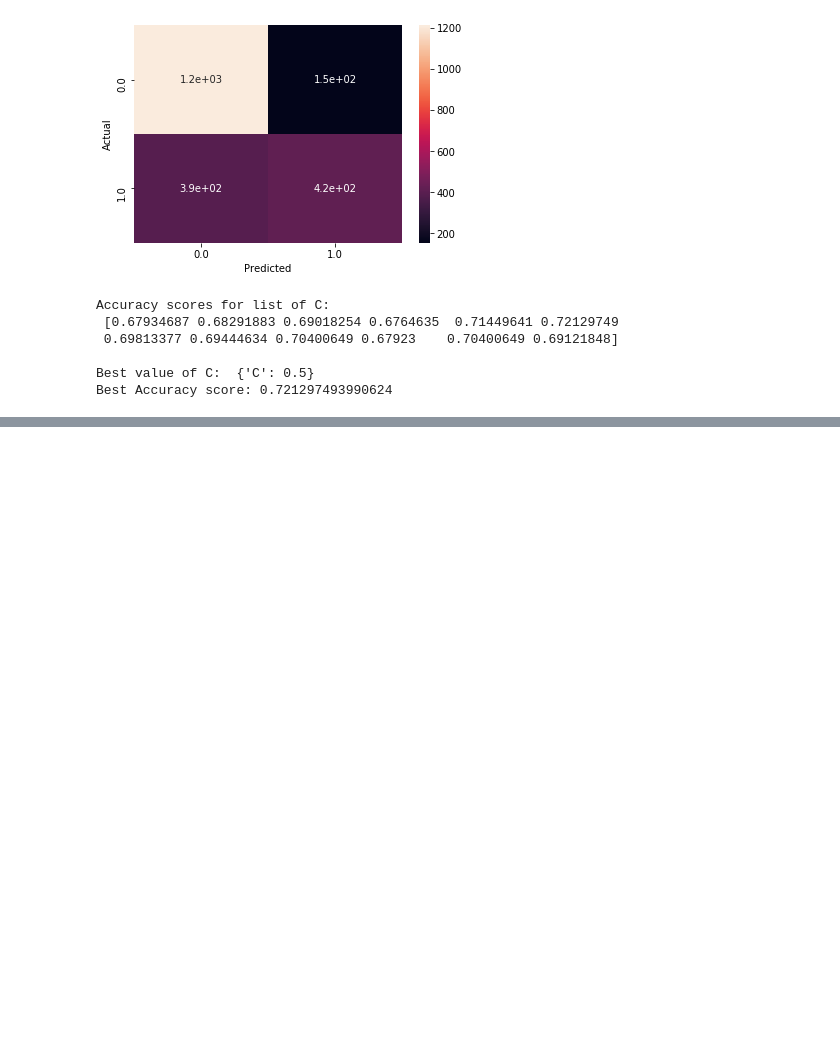
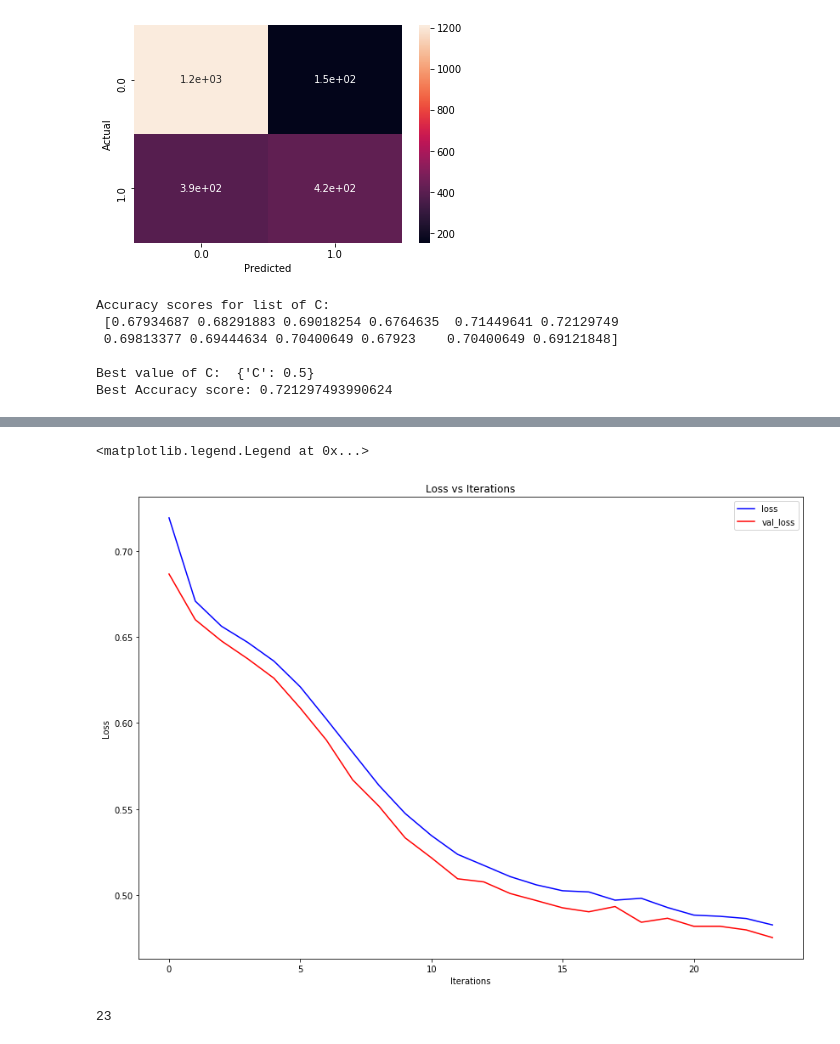
Before and after one commit to JonathanClifford/597ML-MachineLearningWeatherPrediction, a Jupyter notebook: mainAnalysisOfWeatherData.ipynb, the cells around one changed output, grey strips where cells are left out. Saved outputs shown, nothing was run; the diff lists cells and outputs as text; code cells hidden in the pictures; blank space fills up the shorter version.

```diff
--- a/mainAnalysisOfWeatherData.ipynb
+++ b/mainAnalysisOfWeatherData.ipynb
@@ -557,0 +608,7 @@ Best Accuracy score: 0.721297493990624
+# %%
+y = data['Precipitation']
+X = data.drop('Precipitation', axis = 1)
+# %%
+scaler = RobustScaler()
+X = pd.DataFrame(scaler.fit_transform(X), columns = X.columns)
+X
@@ -557,0 +629,9 @@ Best Accuracy score: 0.721297493990624
+# %%
+X_train, X_test, y_train, y_test = train_test_split(X, y, train_size = 0.8)
+inputs = tf.keras.Input(shape = (20,))
+x = tf.keras.layers.Dense(16, activation = 'relu')(inputs)
+x = tf.keras.layers.Dense(16, activation = 'relu')(x)
+outputs = tf.keras.layers.Dense(2, activation = 'softmax')(x)
+
+model = tf.keras.Model(inputs=inputs, outputs=outputs)
+model.summary()
@@ -557,0 +655,18 @@ Best Accuracy score: 0.721297493990624
+# %%
+model.compile(
+    optimizer= 'adam',
+    loss= 'sparse_categorical_crossentropy',
+    metrics= ['accuracy']
+)
+
+EPOCHS = 24
+BATCH_SIZE = 256
+
+history = model.fit(
+    X_train,
+    y_train,
+    validation_split = 0.2,
+    epochs = EPOCHS,
+    batch_size = BATCH_SIZE,
+    verbose=1
+)
@@ -557,0 +691,16 @@ Best Accuracy score: 0.721297493990624
+# %%
+plt.figure(figsize=(14,10))
+
+plt.plot(range(EPOCHS), history.history['loss'], color = 'b', label = 'loss')
+plt.plot(range(EPOCHS), history.history['val_loss'], color = 'r', label = 'val_loss')
+plt.xlabel('Iterations')
+plt.ylabel('Loss')
+plt.title('Loss vs Iterations')
+plt.legend()
+# %% [output]
+<matplotlib.legend.Legend at 0x...>
+[figure, added]
+# %%
+np.argmin(history.history['val_loss'])
+# %% [output]
+23
```
Also changed, not shown: parts of 9 cells of this notebook.
